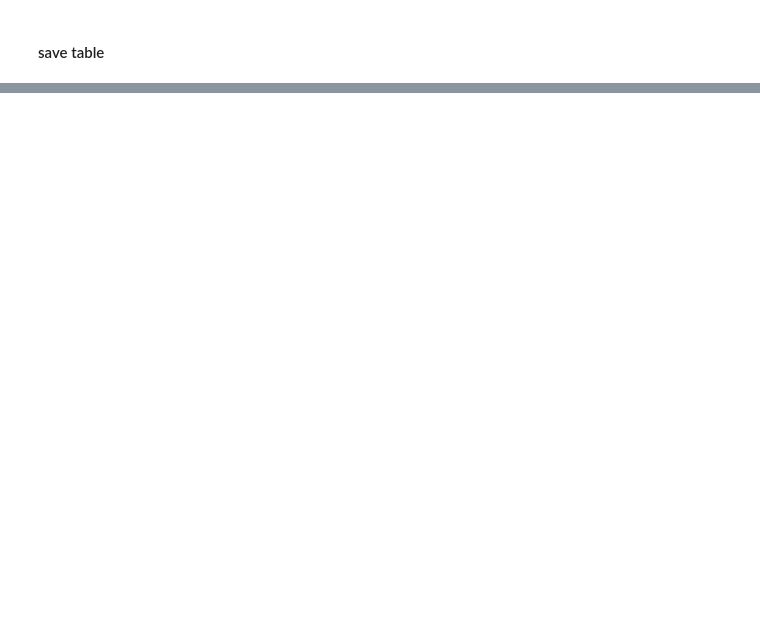
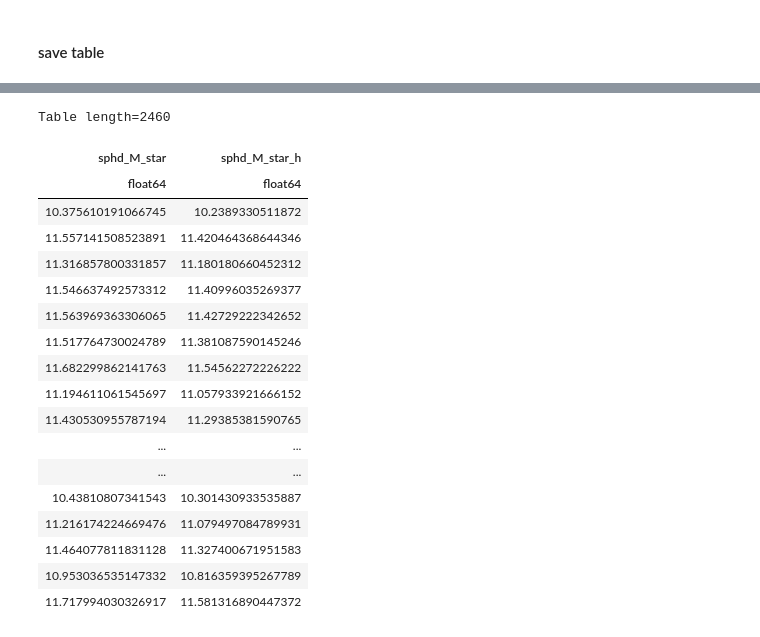
Before and after one commit to kadglass/RotationCurves, a Jupyter notebook: notebooks/ellipticals_master_table_units.ipynb, the cells around one changed output, grey strips where cells are left out. Cells and saved outputs as stored; diff of their text form; code cells hidden in the pictures; blank space fills up the shorter version.

```diff
--- a/notebooks/ellipticals_master_table_units.ipynb
+++ b/notebooks/ellipticals_master_table_units.ipynb
@@ -167,3 +232,6 @@ for i in range(len(master_table)):
 # %%
 master_table.write('/Users/nityaravi/Documents/Research/RotationCurves/data/manga/output_files/DR17/CURRENT_MASTER_TABLE/Elliptical_sphdisk_refitspirals_BPT_v7.fits',
                    overwrite=True, format='fits')
+# %%
+v6 = Table.read('/Users/nityaravi/Documents/Research/RotationCurves/data/manga/output_files/DR17/CURRENT_MASTER_TABLE/Elliptical_sphdisk_refitspirals_BPT_v6.fits')
+v7 = Table.read('/Users/nityaravi/Documents/Research/RotationCurves/data/manga/output_files/DR17/CURRENT_MASTER_TABLE/Elliptical_sphdisk_refitspirals_BPT_v7.fits')
@@ -169,0 +242,22 @@ master_table.write('/Users/nityaravi/Documents/Research/RotationCurves/data/mang
+# %%
+v7[v7['elliptical_mask']==1]['sphd_M_star', 'sphd_M_star_h']
+# %% [output]
+Table length=2460
+| sphd_M_star | sphd_M_star_h |
+| float64 | float64 |
+| 10.375610191066745 | 10.2389330511872 |
+| 11.557141508523891 | 11.420464368644346 |
+| 11.316857800331857 | 11.180180660452312 |
+| 11.546637492573312 | 11.40996035269377 |
+| 11.563969363306065 | 11.42729222342652 |
+| 11.517764730024789 | 11.381087590145246 |
+| 11.682299862141763 | 11.54562272226222 |
+| 11.194611061545697 | 11.057933921666152 |
+| 11.430530955787194 | 11.29385381590765 |
+| ... | ... |
+| ... | ... |
+| 10.43810807341543 | 10.301430933535887 |
+| 11.216174224669476 | 11.079497084789931 |
+| 11.464077811831128 | 11.327400671951583 |
+| 10.953036535147332 | 10.816359395267789 |
+| 11.717994030326917 | 11.581316890447372 |
```
Also changed, not shown: parts of 13 cells of this notebook.
